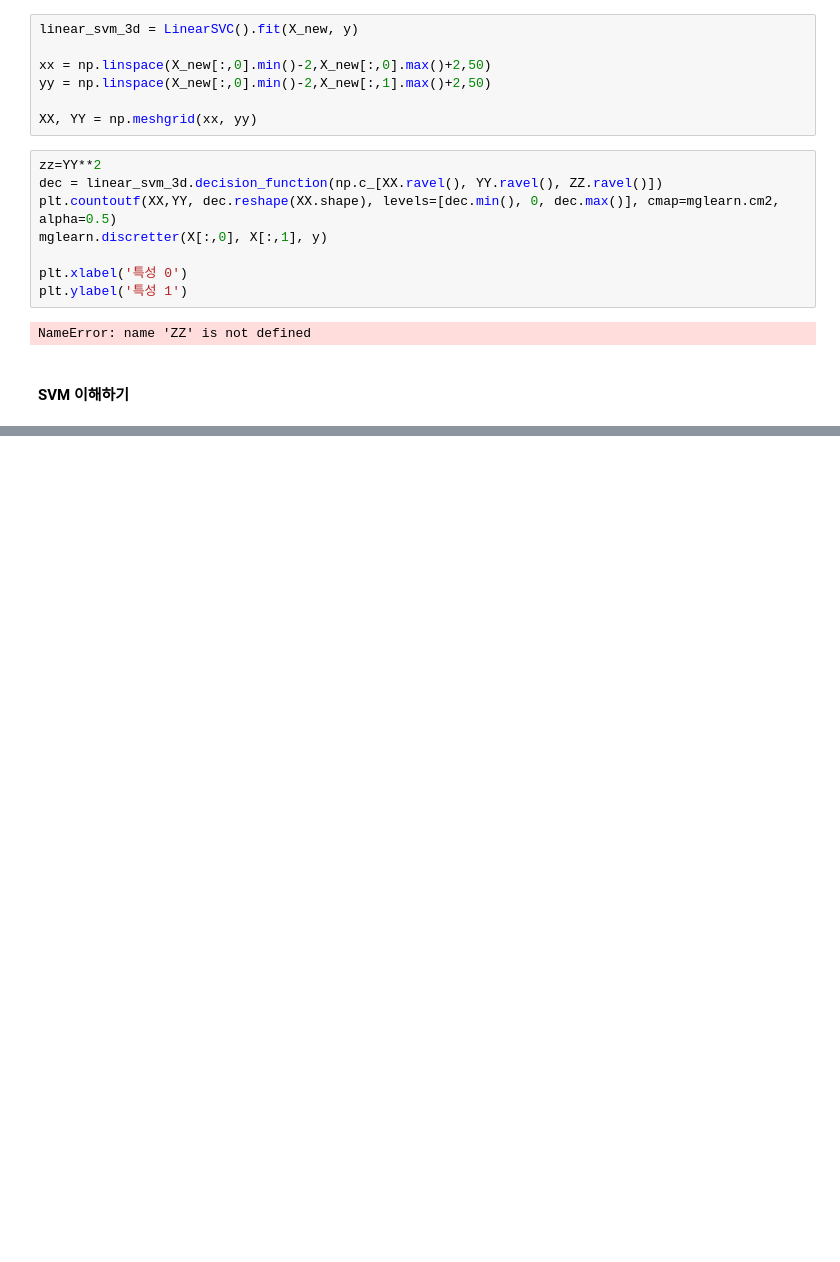
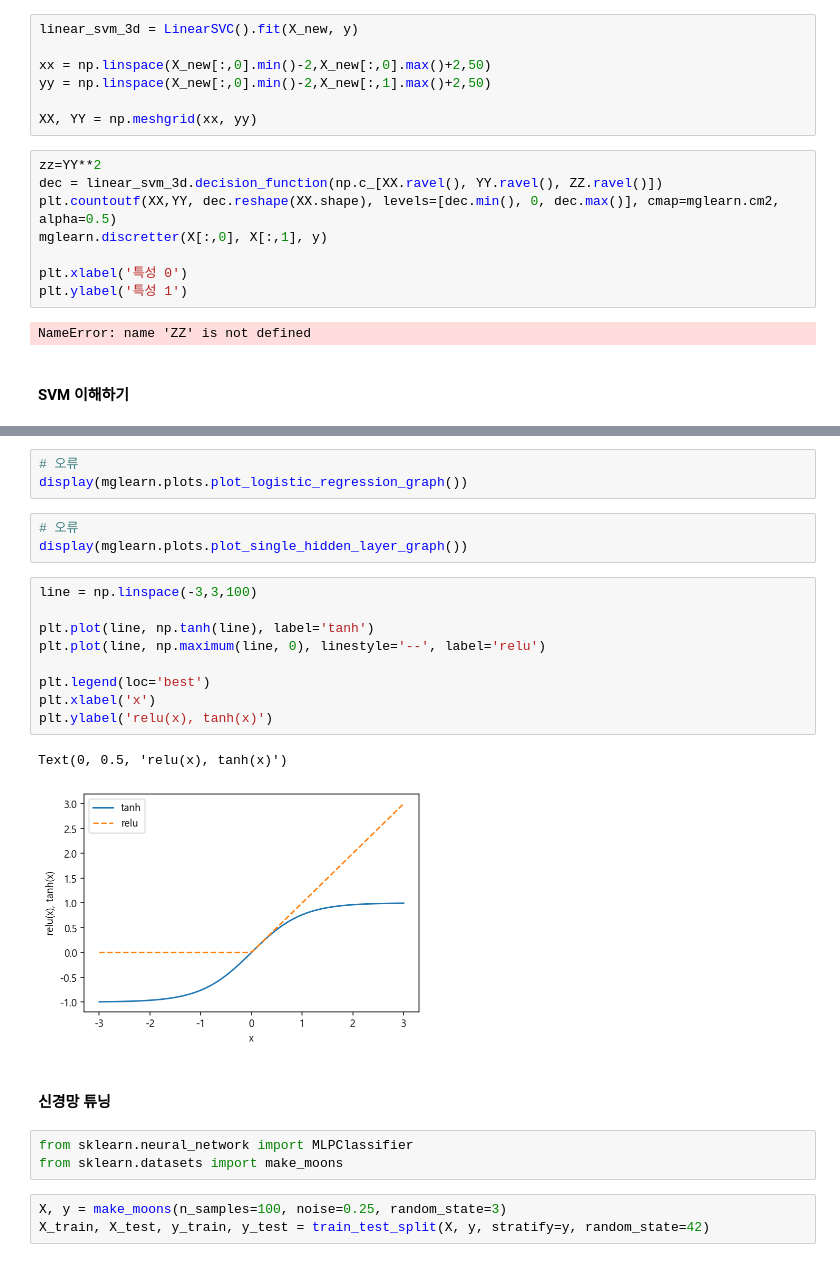
Before and after one commit to iamjinuk/TextBooks, a Jupyter notebook: Introduction to Machine Learning with Python/[Introduction to Machine Learning with Python] Chapter2. 지도 학습.ipynb, the cells around one changed output, grey strips where cells are left out. Drawn from its saved outputs; the diff is of its cells as text; blank space fills up the shorter version.

```diff
--- a/Introduction to Machine Learning with Python/[Introduction to Machine Learning with Python] Chapter2. 지도 학습.ipynb
+++ b/Introduction to Machine Learning with Python/[Introduction to Machine Learning with Python] Chapter2. 지도 학습.ipynb
@@ -959,0 +1020,26 @@ NameError: name 'ZZ' is not defined
+# %%
+# 오류
+display(mglearn.plots.plot_logistic_regression_graph())
+# %%
+# 오류
+display(mglearn.plots.plot_single_hidden_layer_graph())
+# %%
+line = np.linspace(-3,3,100)
+
+plt.plot(line, np.tanh(line), label='tanh')
+plt.plot(line, np.maximum(line, 0), linestyle='--', label='relu')
+
+plt.legend(loc='best')
+plt.xlabel('x')
+plt.ylabel('relu(x), tanh(x)')
+# %% [output]
+Text(0, 0.5, 'relu(x), tanh(x)')
+[figure, added]
+# %% [markdown]
+#### 신경망 튜닝
+# %%
+from sklearn.neural_network import MLPClassifier
+from sklearn.datasets import make_moons
+# %%
+X, y = make_moons(n_samples=100, noise=0.25, random_state=3)
+X_train, X_test, y_train, y_test = train_test_split(X, y, stratify=y, random_state=42)
```
Also changed, not shown: parts of 21 cells of this notebook.
